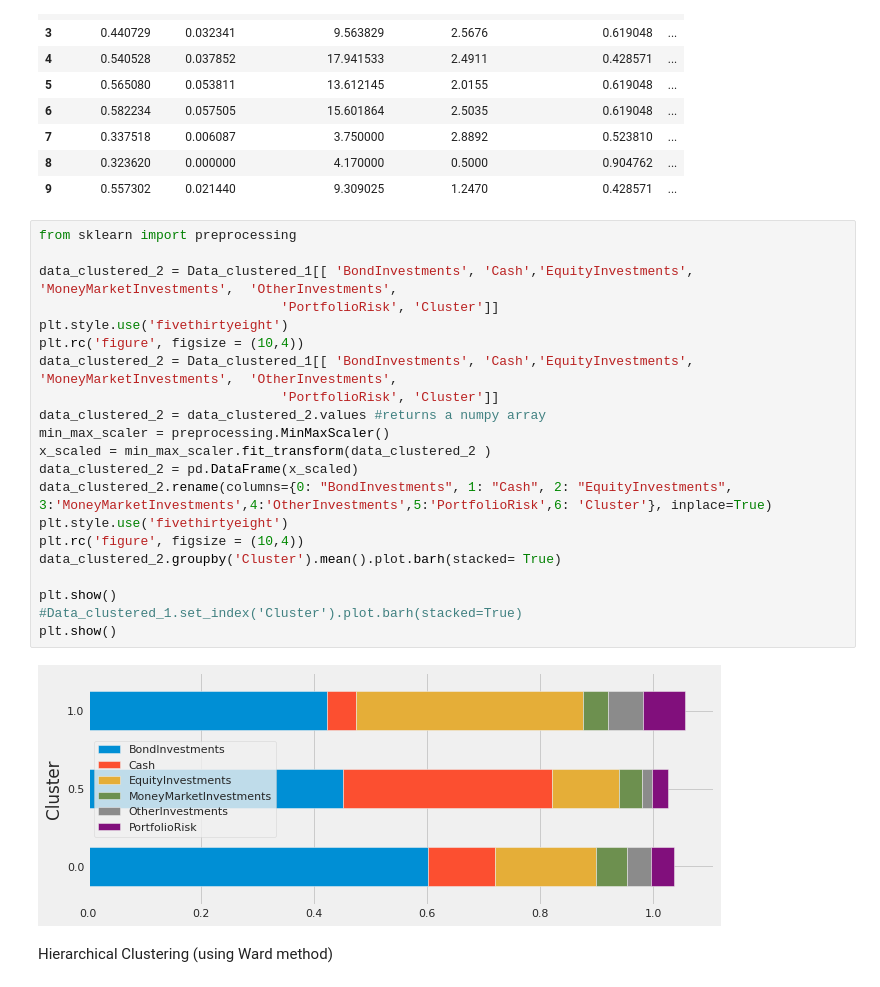
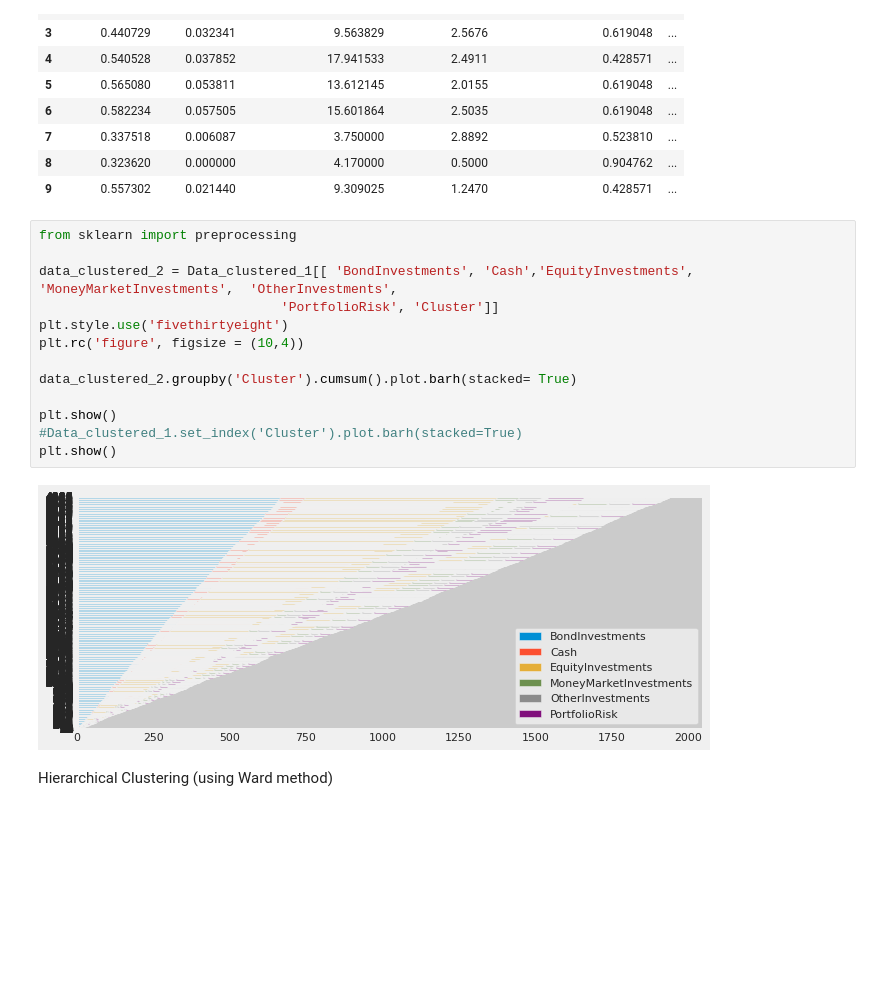
Before and after one commit to ennio-guzman/DataScienceLab, a Jupyter notebook: Data_science_lab.ipynb, the cells around one changed output. Drawn from its saved outputs; the diff is of its cells as text; blank space fills up the shorter version.

```diff
--- a/Data_science_lab.ipynb
+++ b/Data_science_lab.ipynb
@@ -289,26 +289,18 @@ Data_clustered_1.head(10)
 # %%
 from sklearn import preprocessing
 
 data_clustered_2 = Data_clustered_1[[ 'BondInvestments', 'Cash','EquityInvestments', 'MoneyMarketInvestments',  'OtherInvestments',
                                'PortfolioRisk', 'Cluster']]
 plt.style.use('fivethirtyeight')
 plt.rc('figure', figsize = (10,4))
-data_clustered_2 = Data_clustered_1[[ 'BondInvestments', 'Cash','EquityInvestments', 'MoneyMarketInvestments',  'OtherInvestments',
-                               'PortfolioRisk', 'Cluster']]
-data_clustered_2 = data_clustered_2.values #returns a numpy array
-min_max_scaler = preprocessing.MinMaxScaler()
-x_scaled = min_max_scaler.fit_transform(data_clustered_2 )
-data_clustered_2 = pd.DataFrame(x_scaled)
-data_clustered_2.rename(columns={0: "BondInvestments", 1: "Cash", 2: "EquityInvestments", 3:'MoneyMarketInvestments',4:'OtherInvestments',5:'PortfolioRisk',6: 'Cluster'}, inplace=True)
-plt.style.use('fivethirtyeight')
-plt.rc('figure', figsize = (10,4))
-data_clustered_2.groupby('Cluster').mean().plot.barh(stacked= True)
+
+data_clustered_2.groupby('Cluster').cumsum().plot.barh(stacked= True)
 
 plt.show()
 #Data_clustered_1.set_index('Cluster').plot.barh(stacked=True)
 plt.show()
 # %% [output]
-[figure, old version]
+[figure, new version]
 # %% [markdown]
 Hierarchical Clustering (using Ward method)
 # %%
```
Also changed, not shown: parts of 3 cells of this notebook.
